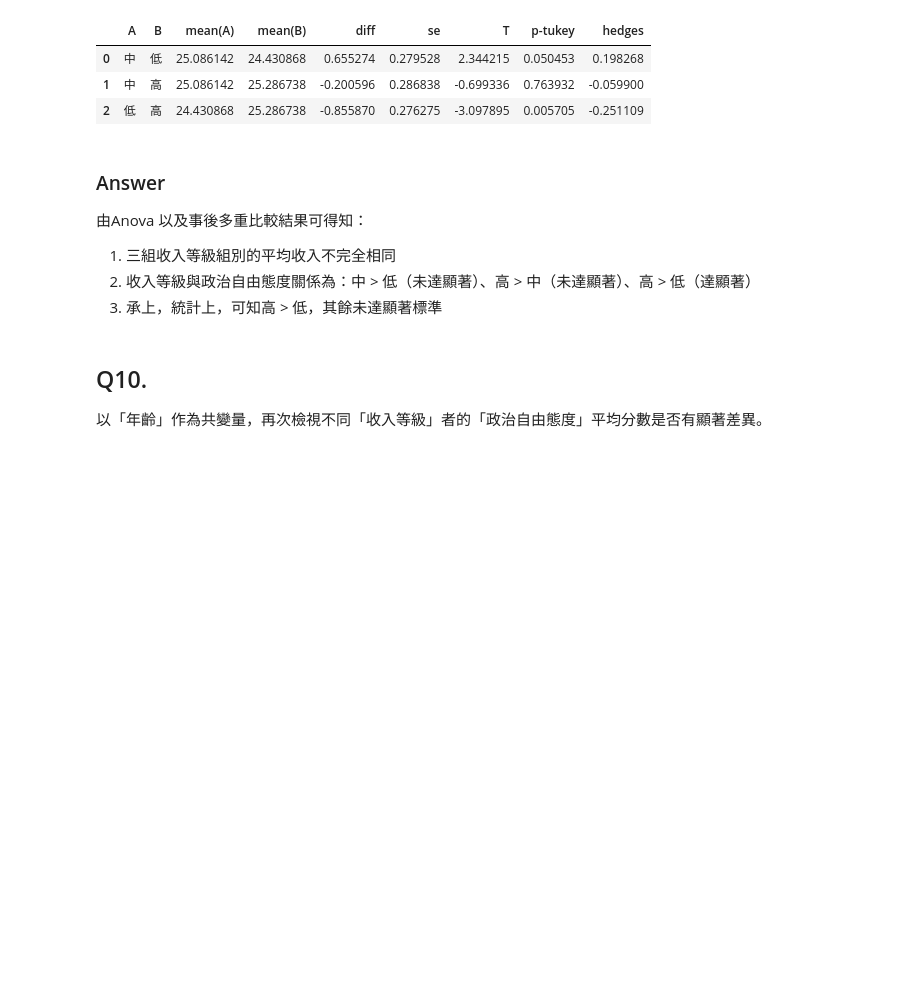
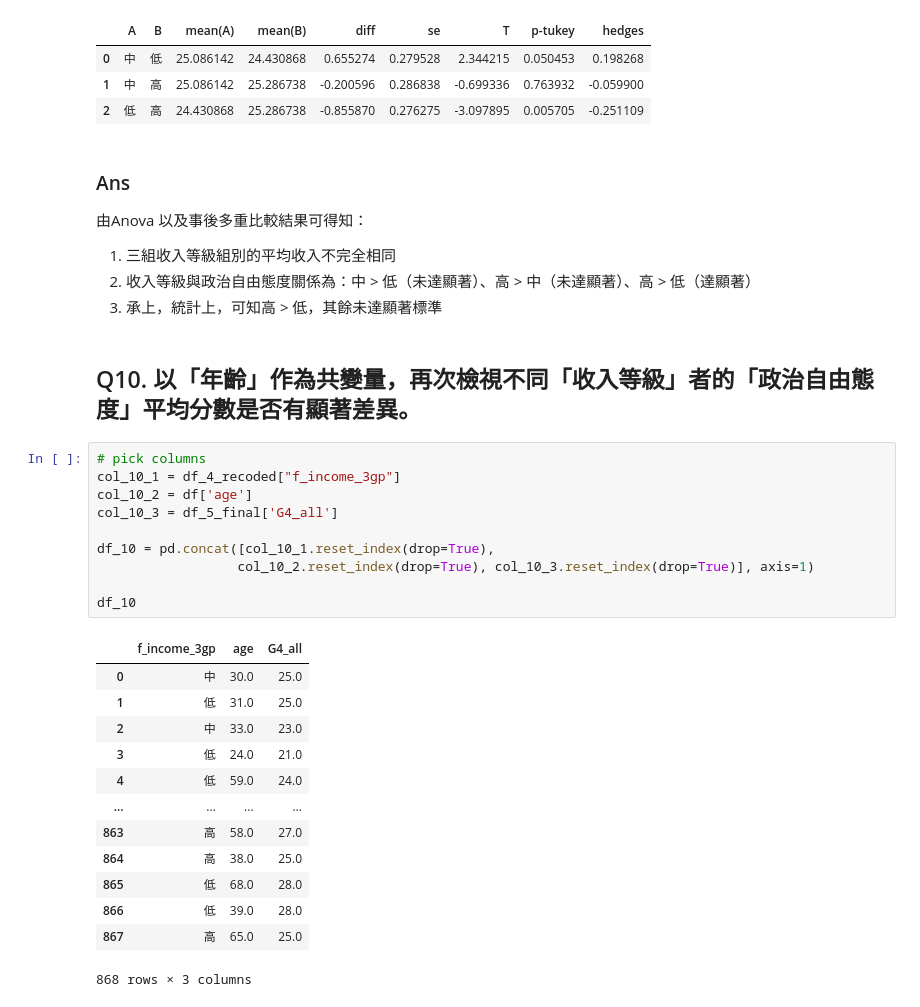
Before and after one commit to WendellLiu/ntpu-social-data-analysis, a Jupyter notebook: notebooks/midterm_1.ipynb, the cells around one changed output. Saved outputs shown, nothing was run; the diff lists cells and outputs as text; blank space fills up the shorter version.

```diff
--- a/notebooks/midterm_1.ipynb
+++ b/notebooks/midterm_1.ipynb
@@ -614,11 +592,34 @@ perform_post_hoc(df_9_cleared, levene_p = levene_p, val_col='G4_all', group_col=
 | 1 | 中 | 高 | 25.086142 | 25.286738 | -0.200596 | 0.286838 | -0.699336 | 0.763932 | -0.059900 |
 | 2 | 低 | 高 | 24.430868 | 25.286738 | -0.855870 | 0.276275 | -3.097895 | 0.005705 | -0.251109 |
 # %% [markdown]
-### Answer
+### Ans
 由Anova 以及事後多重比較結果可得知：
 1. 三組收入等級組別的平均收入不完全相同
 2. 收入等級與政治自由態度關係為：中 > 低（未達顯著）、高 > 中（未達顯著）、高 > 低（達顯著）
 3. 承上，統計上，可知高 > 低，其餘未達顯著標準
 # %% [markdown]
-## Q10.
-以「年齡」作為共變量，再次檢視不同「收入等級」者的「政治自由態度」平均分數是否有顯著差異。
+## Q10. 以「年齡」作為共變量，再次檢視不同「收入等級」者的「政治自由態度」平均分數是否有顯著差異。
+# %%
+# pick columns
+col_10_1 = df_4_recoded["f_income_3gp"]
+col_10_2 = df['age']
+col_10_3 = df_5_final['G4_all']
+
+df_10 = pd.concat([col_10_1.reset_index(drop=True),
+                  col_10_2.reset_index(drop=True), col_10_3.reset_index(drop=True)], axis=1)
+
+df_10
+# %% [output]
+|  | f_income_3gp | age | G4_all |
+| 0 | 中 | 30.0 | 25.0 |
+| 1 | 低 | 31.0 | 25.0 |
+| 2 | 中 | 33.0 | 23.0 |
+| 3 | 低 | 24.0 | 21.0 |
+| 4 | 低 | 59.0 | 24.0 |
+| ... | ... | ... | ... |
+| 863 | 高 | 58.0 | 27.0 |
+| 864 | 高 | 38.0 | 25.0 |
+| 865 | 低 | 68.0 | 28.0 |
+| 866 | 低 | 39.0 | 28.0 |
+| 867 | 高 | 65.0 | 25.0 |
+868 rows × 3 columns
```
Also changed, not shown: parts of 21 cells of this notebook, 2 other files.
